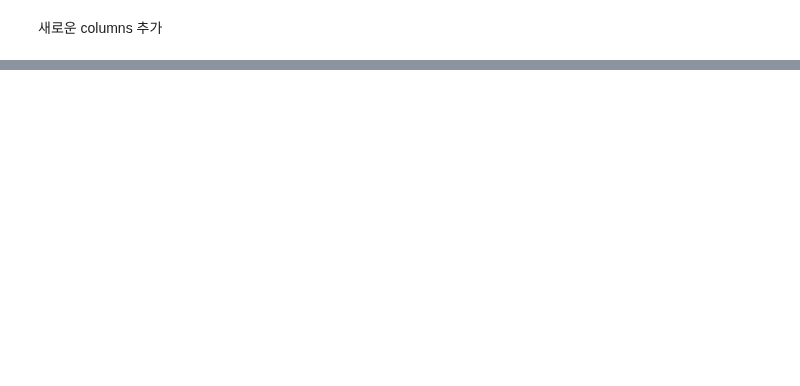
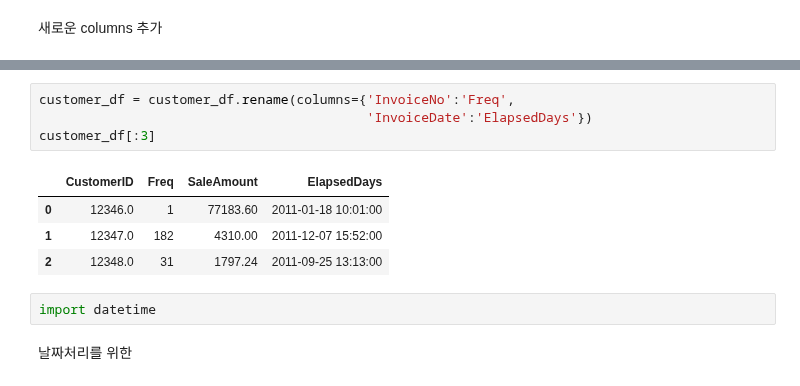
Before and after one commit to waldbear4/Python_2021, a Jupyter notebook: 20210624 KMEANS.ipynb, the cells around one changed output, grey strips where cells are left out. Drawn from its saved outputs; the diff is of its cells as text; blank space fills up the shorter version.

```diff
--- a/20210624 KMEANS.ipynb
+++ b/20210624 KMEANS.ipynb
@@ -528,0 +557,13 @@ retail_df[:5]
+# %%
+customer_df = customer_df.rename(columns={'InvoiceNo':'Freq',
+                                          'InvoiceDate':'ElapsedDays'})
+customer_df[:3]
+# %% [output]
+|  | CustomerID | Freq | SaleAmount | ElapsedDays |
+| 0 | 12346.0 | 1 | 77183.60 | 2011-01-18 10:01:00 |
+| 1 | 12347.0 | 182 | 4310.00 | 2011-12-07 15:52:00 |
+| 2 | 12348.0 | 31 | 1797.24 | 2011-09-25 13:13:00 |
+# %%
+import datetime
+# %% [markdown]
+날짜처리를 위한
```
Also changed, not shown: parts of 11 cells of this notebook.
